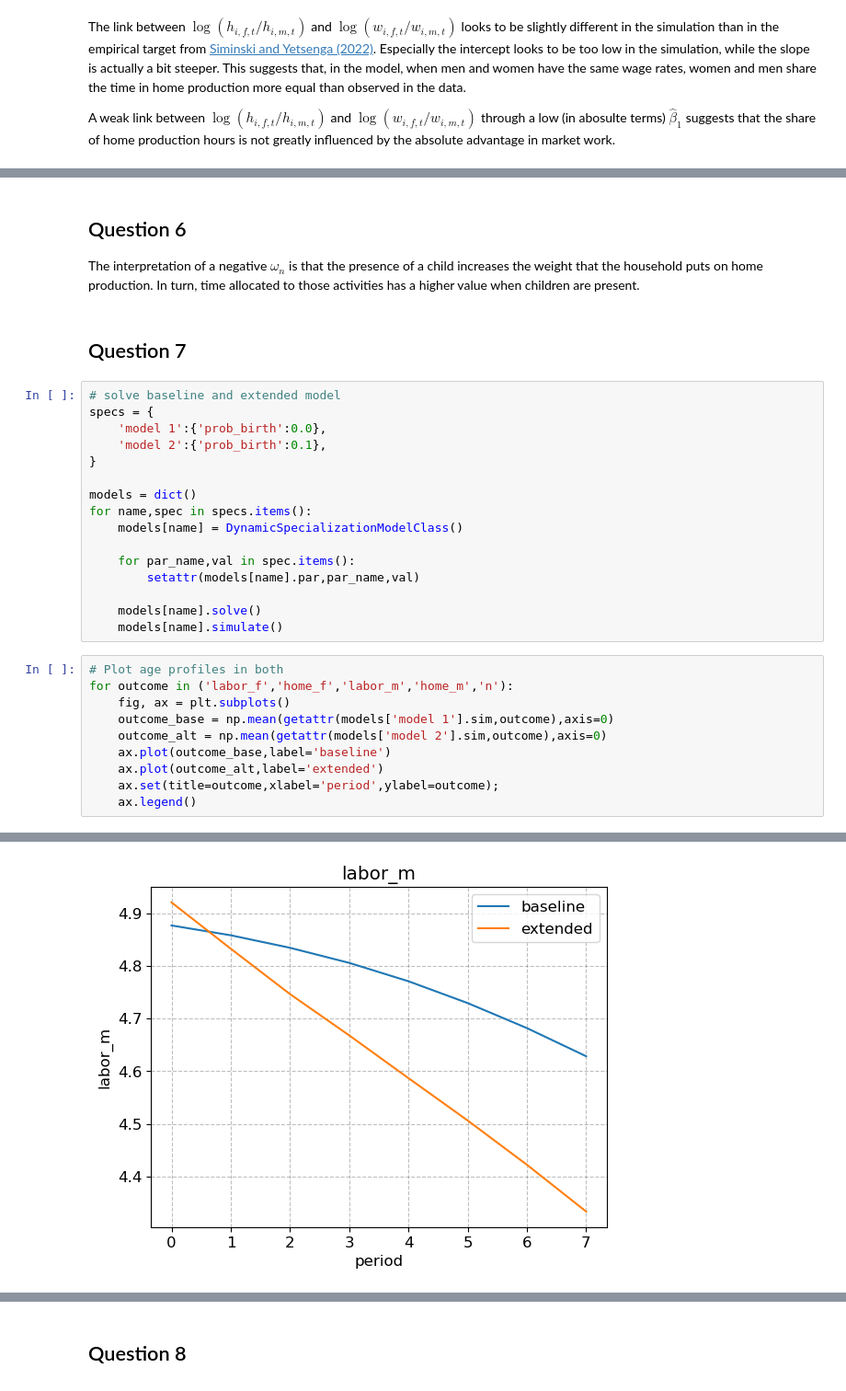
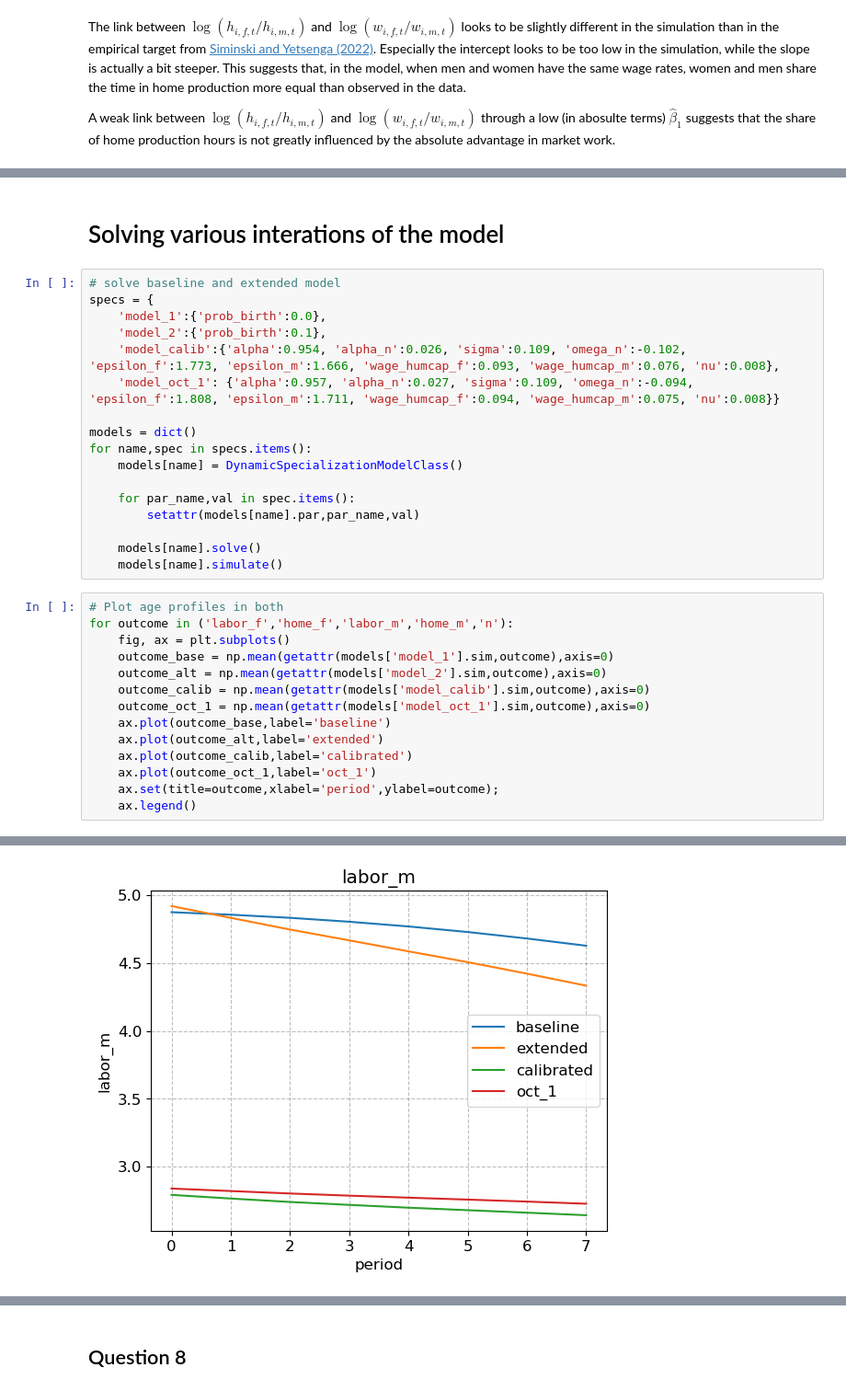
Before and after one commit to clynejj/Public-economics-seminar-project-code, a Jupyter notebook: DynamicSpecialization_post.ipynb, the cells around one changed output, grey strips where cells are left out. Shown at 92% size. Saved outputs shown, nothing was run; the diff lists cells and outputs as text.

```diff
--- a/DynamicSpecialization_post.ipynb
+++ b/DynamicSpecialization_post.ipynb
@@ -99,17 +86,15 @@ $$
  & + (1-p_{t+1}(n_{t}))V_{t+1}(n_{t},K_{f,t+1},K_{m,t+1})
 \end{align}
 $$
-# %% [markdown]
-## Question 6
-The interpretation of a negative $\omega_n$ is that the presence of a child increases the weight that the household puts on home production. In turn, time allocated to those activities has a higher value when children are present.
-# %% [markdown]
-## Question 7
+# %% [markdown]
+# Solving various interations of the model
 # %%
 # solve baseline and extended model
 specs = {
-    'model 1':{'prob_birth':0.0},
-    'model 2':{'prob_birth':0.1},
-}
+    'model_1':{'prob_birth':0.0},
+    'model_2':{'prob_birth':0.1},
+    'model_calib':{'alpha':0.954, 'alpha_n':0.026, 'sigma':0.109, 'omega_n':-0.102, 'epsilon_f':1.773, 'epsilon_m':1.666, 'wage_humcap_f':0.093, 'wage_humcap_m':0.076, 'nu':0.008},
+    'model_oct_1': {'alpha':0.957, 'alpha_n':0.027, 'sigma':0.109, 'omega_n':-0.094, 'epsilon_f':1.808, 'epsilon_m':1.711, 'wage_humcap_f':0.094, 'wage_humcap_m':0.075, 'nu':0.008}}
 
 models = dict()
 for name,spec in specs.items():
@@ -124,10 +109,14 @@ for name,spec in specs.items():
 # Plot age profiles in both
 for outcome in ('labor_f','home_f','labor_m','home_m','n'):
     fig, ax = plt.subplots()
-    outcome_base = np.mean(getattr(models['model 1'].sim,outcome),axis=0)
-    outcome_alt = np.mean(getattr(models['model 2'].sim,outcome),axis=0)
+    outcome_base = np.mean(getattr(models['model_1'].sim,outcome),axis=0)
+    outcome_alt = np.mean(getattr(models['model_2'].sim,outcome),axis=0)
+    outcome_calib = np.mean(getattr(models['model_calib'].sim,outcome),axis=0)
+    outcome_oct_1 = np.mean(getattr(models['model_oct_1'].sim,outcome),axis=0)
     ax.plot(outcome_base,label='baseline')
     ax.plot(outcome_alt,label='extended')
+    ax.plot(outcome_calib,label='calibrated')
+    ax.plot(outcome_oct_1,label='oct_1')
     ax.set(title=outcome,xlabel='period',ylabel=outcome);
     ax.legend()
 # %% [output]
@@ -136 +125 @@ for outcome in ('labor_f','home_f','labor_m','home_m','n'):
-[figure, old version]
+[figure, new version]
```
Also changed, not shown: parts of 35 cells of this notebook, 13 other files.
